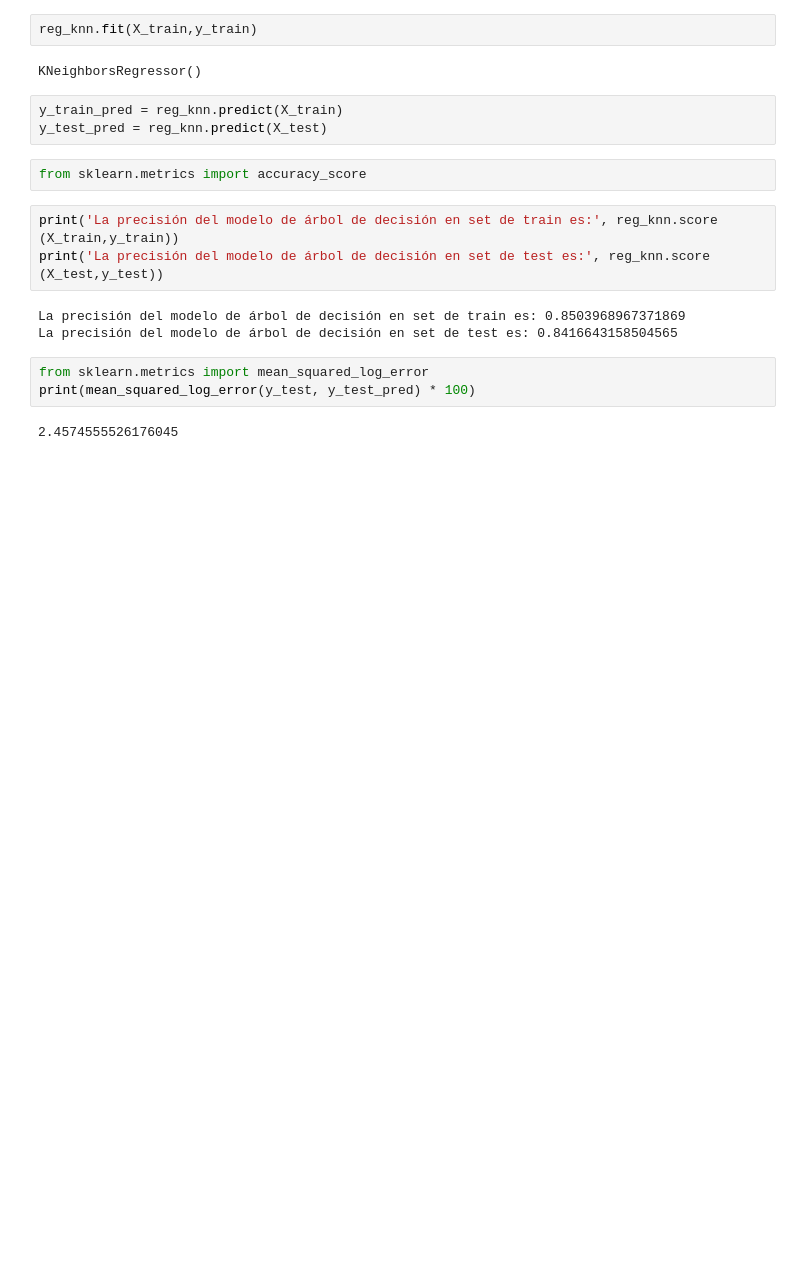
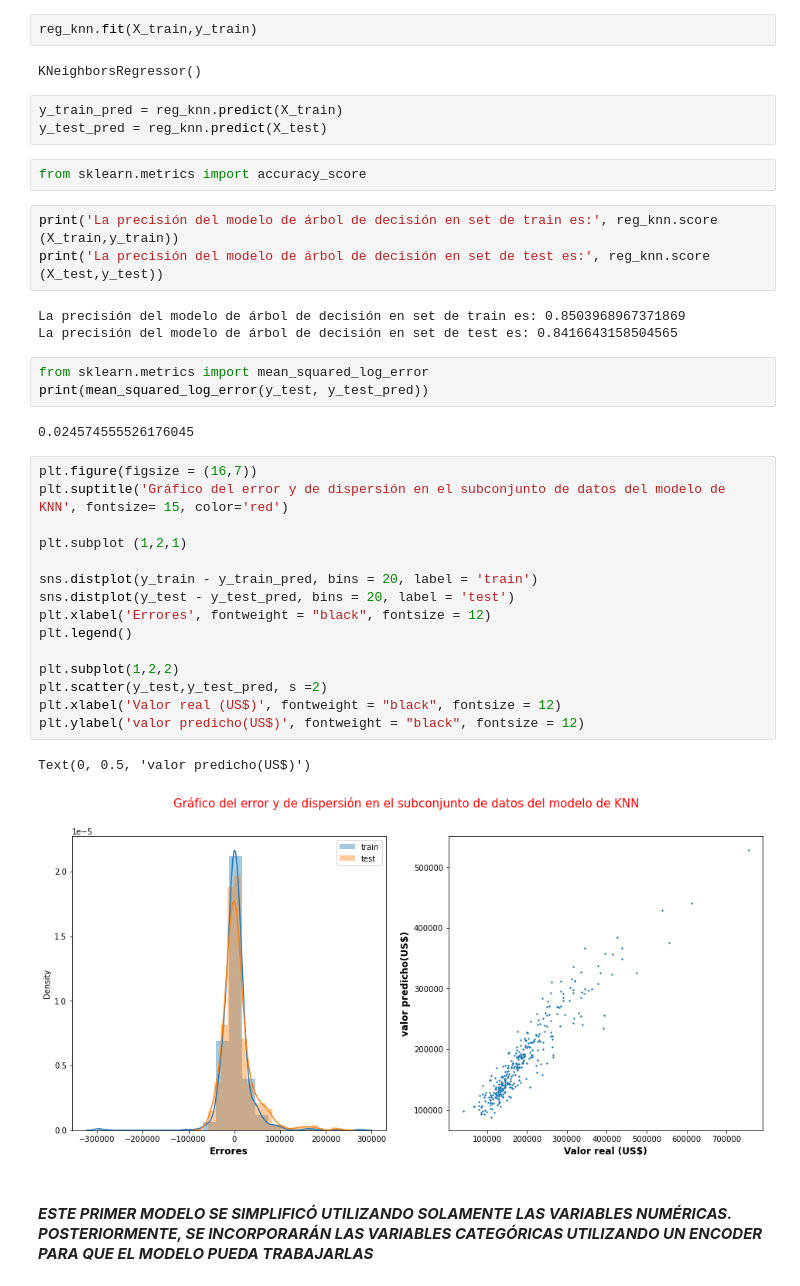
Before and after one commit to Leandrofranchina/Hackathon, a Jupyter notebook: Machine_learning.ipynb, the cells around one changed output. Saved outputs shown, nothing was run; the diff lists cells and outputs as text; blank space fills up the shorter version.

```diff
--- a/Machine_learning.ipynb
+++ b/Machine_learning.ipynb
@@ -321,6 +321,26 @@ La precisión del modelo de árbol de decisión en set de train es: 0.8503968967
 La precisión del modelo de árbol de decisión en set de test es: 0.8416643158504565
 # %%
 from sklearn.metrics import mean_squared_log_error
-print(mean_squared_log_error(y_test, y_test_pred) * 100)
+print(mean_squared_log_error(y_test, y_test_pred))
 # %% [output]
-2.4574555526176045
+0.024574555526176045
+# %%
+plt.figure(figsize = (16,7))
+plt.suptitle('Gráfico del error y de dispersión en el subconjunto de datos del modelo de KNN', fontsize= 15, color='red')
+
+plt.subplot (1,2,1)
+
+sns.distplot(y_train - y_train_pred, bins = 20, label = 'train')
+sns.distplot(y_test - y_test_pred, bins = 20, label = 'test')
+plt.xlabel('Errores', fontweight = "black", fontsize = 12)
+plt.legend()
+
+plt.subplot(1,2,2)
+plt.scatter(y_test,y_test_pred, s =2)
+plt.xlabel('Valor real (US$)', fontweight = "black", fontsize = 12)
+plt.ylabel('valor predicho(US$)', fontweight = "black", fontsize = 12)
+# %% [output]
+Text(0, 0.5, 'valor predicho(US$)')
+[figure, added]
+# %% [markdown]
+#### ***ESTE PRIMER MODELO SE SIMPLIFICÓ UTILIZANDO SOLAMENTE LAS VARIABLES NUMÉRICAS. POSTERIORMENTE, SE INCORPORARÁN LAS VARIABLES CATEGÓRICAS UTILIZANDO UN ENCODER PARA QUE EL MODELO PUEDA TRABAJARLAS***
```
